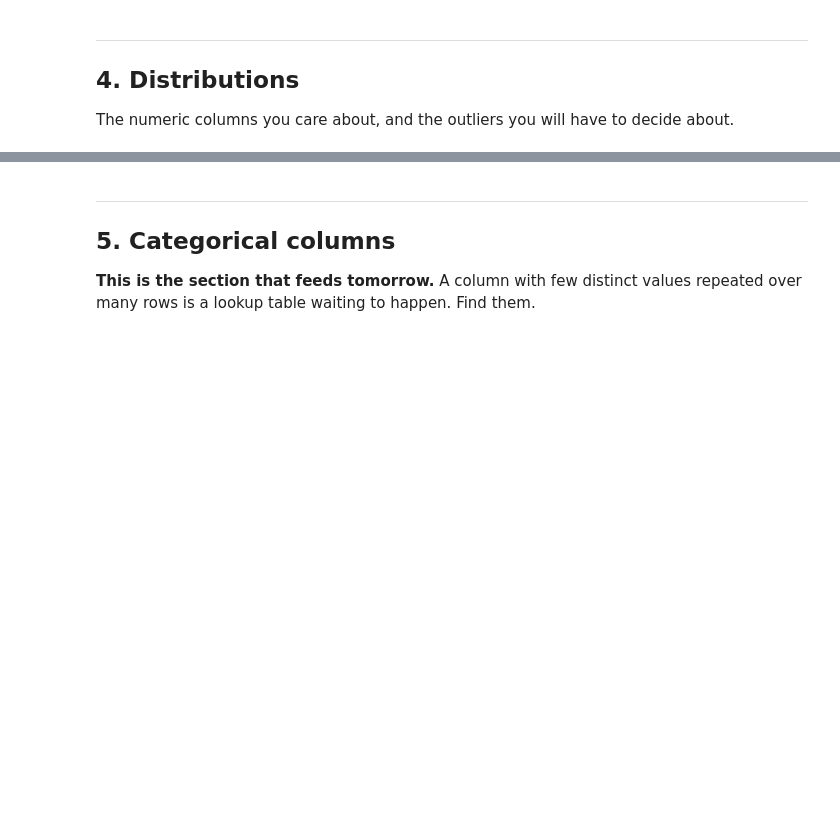
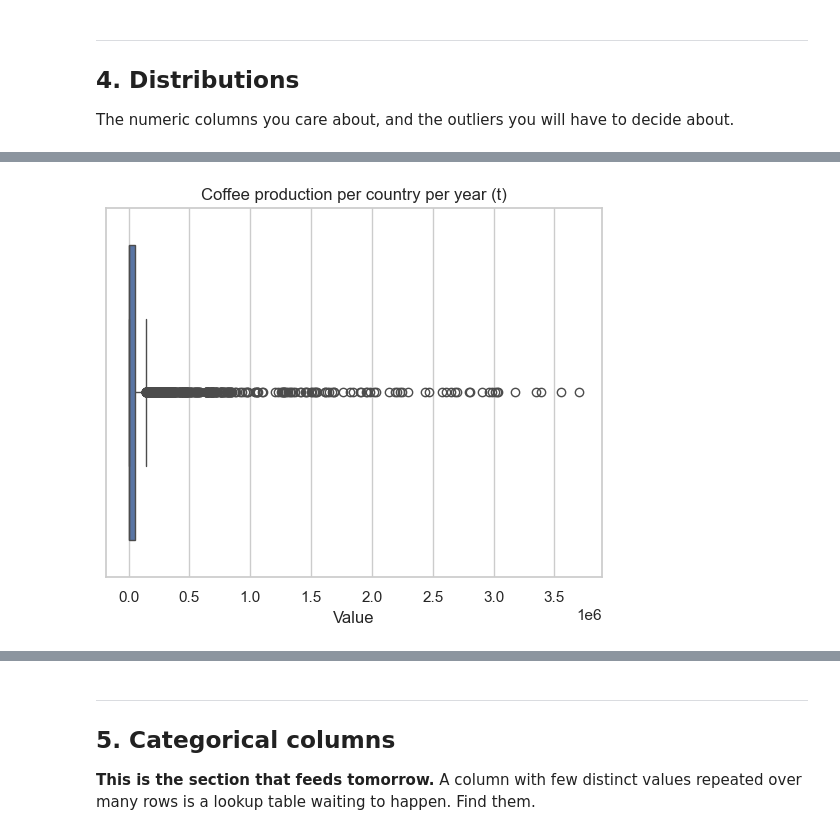
Before and after one commit to benjiro000/project-1-eda, a Jupyter notebook: notebooks/01_eda.ipynb, the cells around one changed output, grey strips where cells are left out. Drawn from its saved outputs; the diff is of its cells as text; code cells hidden in the pictures; blank space fills up the shorter version.

```diff
--- a/notebooks/01_eda.ipynb
+++ b/notebooks/01_eda.ipynb
@@ -38,0 +47,10 @@ Run `python download_data.py <payments|airbnb|retail>` from the repo root first.
+# %%
+RAW = "../data/raw/"
+
+production = pd.read_csv(RAW + "FAOSTAT_data_en_9-25-2026.csv", encoding="utf-8-sig")
+trade      = pd.read_csv(RAW + "FAOSTAT_data_en_9-25-2026 (1).csv", encoding="utf-8-sig")
+processed  = pd.read_csv(RAW + "FAOSTAT_data_en_9-25-2026 (2).csv", encoding="utf-8-sig")
+
+print("production:", production.shape)
+print("trade:     ", trade.shape)
+print("processed: ", processed.shape)
@@ -53,0 +120,7 @@ The numeric columns you care about, and the outliers you will have to decide abo
+# %%
+prod_only = production[production["Element"] == "Production"]
+sns.boxplot(x=prod_only["Value"])
+plt.title("Coffee production per country per year (t)")
+plt.show()
+# %% [output]
+[figure, added]
```
Also changed, not shown: parts of 13 cells of this notebook.
